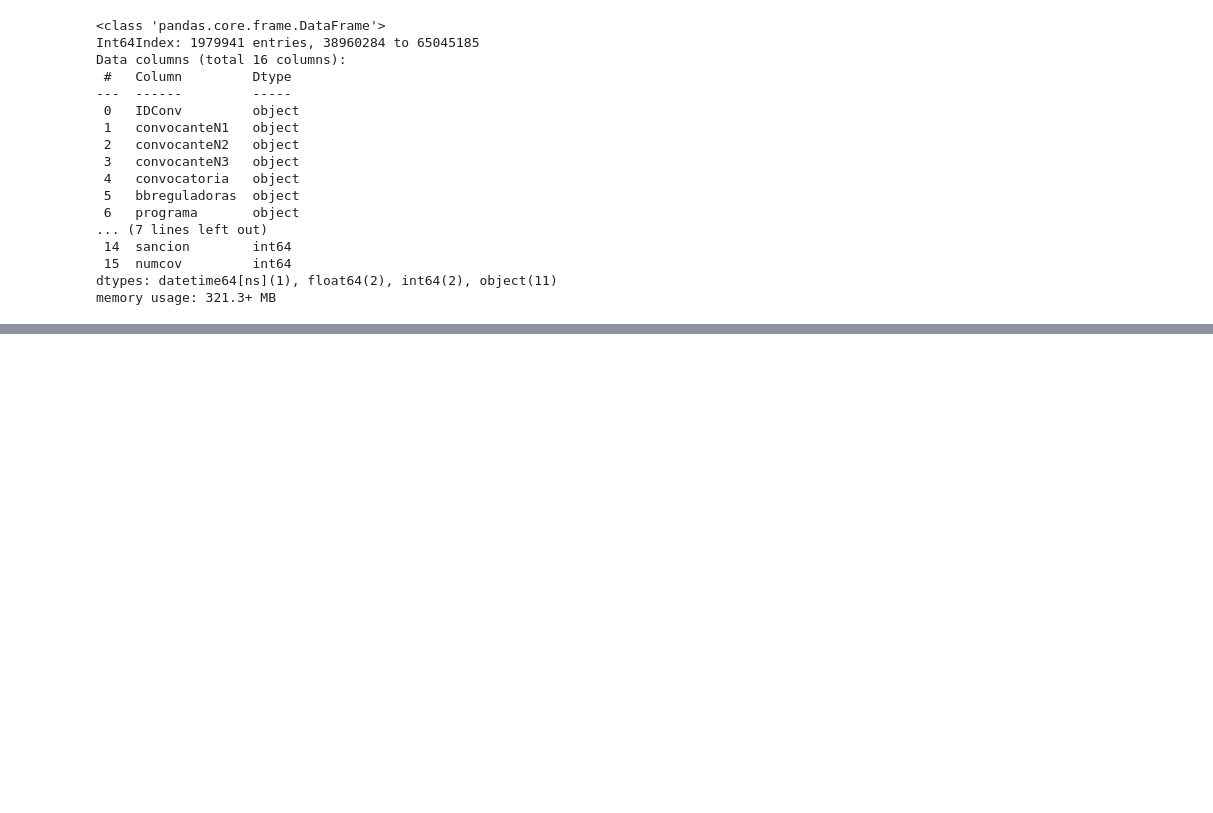
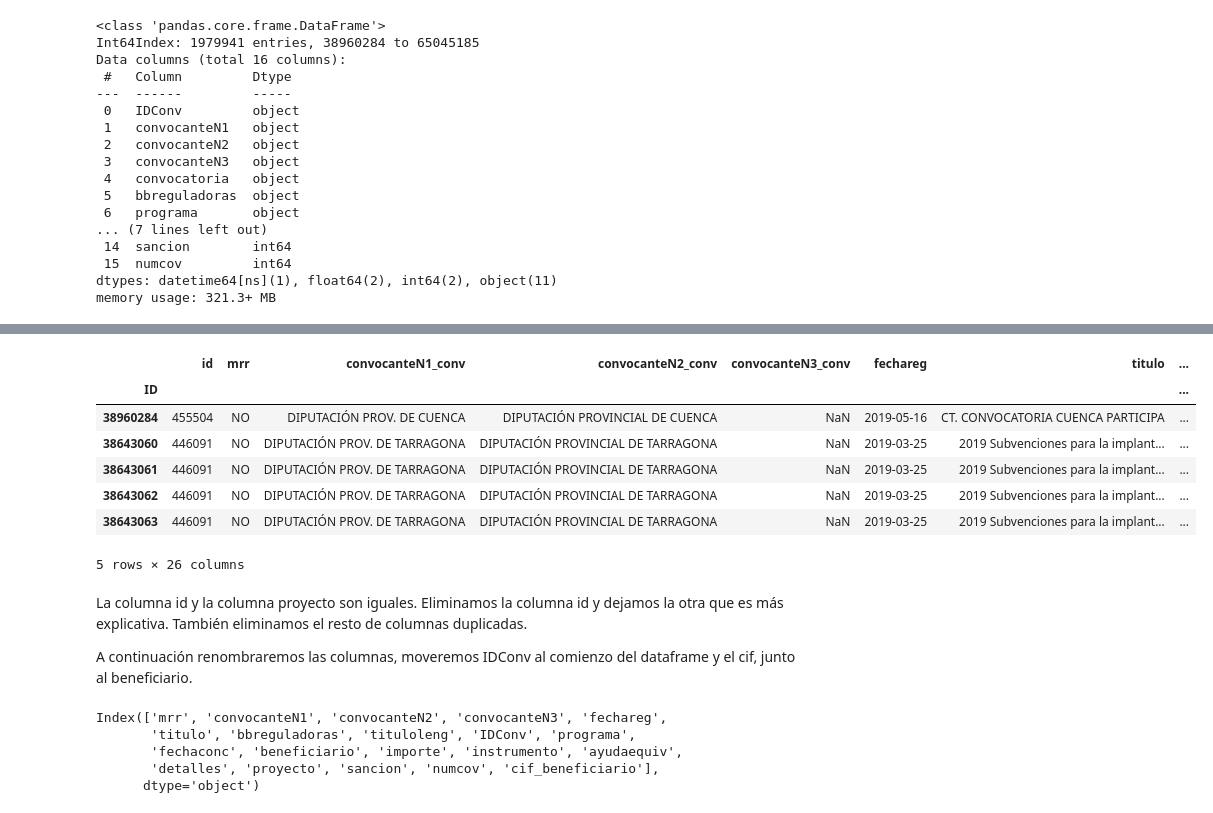
Before and after one commit to JaimeObregon/subvenciones, a Jupyter notebook: notebooks/cruce-datos.ipynb, the cells around one changed output, grey strips where cells are left out. Drawn from its saved outputs; the diff is of its cells as text; code cells hidden in the pictures; blank space fills up the shorter version.

```diff
--- a/notebooks/cruce-datos.ipynb
+++ b/notebooks/cruce-datos.ipynb
@@ -342,0 +339,25 @@ conv_benef.loc[conv_benef['IDConv'] == '657064']
+# %%
+conv_benef.head()
+# %% [output]
+|  | id | mrr | convocanteN1_conv | convocanteN2_conv | convocanteN3_conv | fechareg | titulo | ... |
+| ID |  |  |  |  |  |  |  | ... |
+| 38960284 | 455504 | NO | DIPUTACIÓN PROV. DE CUENCA | DIPUTACIÓN PROVINCIAL DE CUENCA | NaN | 2019-05-16 | CT. CONVOCATORIA CUENCA PARTICIPA | ... |
+| 38643060 | 446091 | NO | DIPUTACIÓN PROV. DE TARRAGONA | DIPUTACIÓN PROVINCIAL DE TARRAGONA | NaN | 2019-03-25 | 2019 Subvenciones para la implant... | ... |
+| 38643061 | 446091 | NO | DIPUTACIÓN PROV. DE TARRAGONA | DIPUTACIÓN PROVINCIAL DE TARRAGONA | NaN | 2019-03-25 | 2019 Subvenciones para la implant... | ... |
+| 38643062 | 446091 | NO | DIPUTACIÓN PROV. DE TARRAGONA | DIPUTACIÓN PROVINCIAL DE TARRAGONA | NaN | 2019-03-25 | 2019 Subvenciones para la implant... | ... |
+| 38643063 | 446091 | NO | DIPUTACIÓN PROV. DE TARRAGONA | DIPUTACIÓN PROVINCIAL DE TARRAGONA | NaN | 2019-03-25 | 2019 Subvenciones para la implant... | ... |
+5 rows × 26 columns
+# %% [markdown]
+La columna id y la columna proyecto son iguales. Eliminamos la columna id y dejamos la otra que es más explicativa. También eliminamos el resto de columnas duplicadas.
+
+A continuación renombraremos las columnas, moveremos IDConv al comienzo del dataframe y el cif, junto al beneficiario.
+# %%
+conv_benef.drop(columns=['id', 'convocatoria', 'convocanteN1_benef', 'convocanteN2_benef', 'convocanteN3_benef','bbreguladoras_benef'], inplace=True)
+conv_benef.rename(columns={'convocanteN1_conv':'convocanteN1', 'convocanteN2_conv':'convocanteN2', 'convocanteN3_conv':'convocanteN3', 'bbreguladoras_conv':'bbreguladoras'}, inplace=True)
+conv_benef.columns
+# %% [output]
+Index(['mrr', 'convocanteN1', 'convocanteN2', 'convocanteN3', 'fechareg',
+       'titulo', 'bbreguladoras', 'tituloleng', 'IDConv', 'programa',
+       'fechaconc', 'beneficiario', 'importe', 'instrumento', 'ayudaequiv',
+       'detalles', 'proyecto', 'sancion', 'numcov', 'cif_beneficiario'],
+      dtype='object')
```
Also changed, not shown: parts of 12 cells of this notebook.
